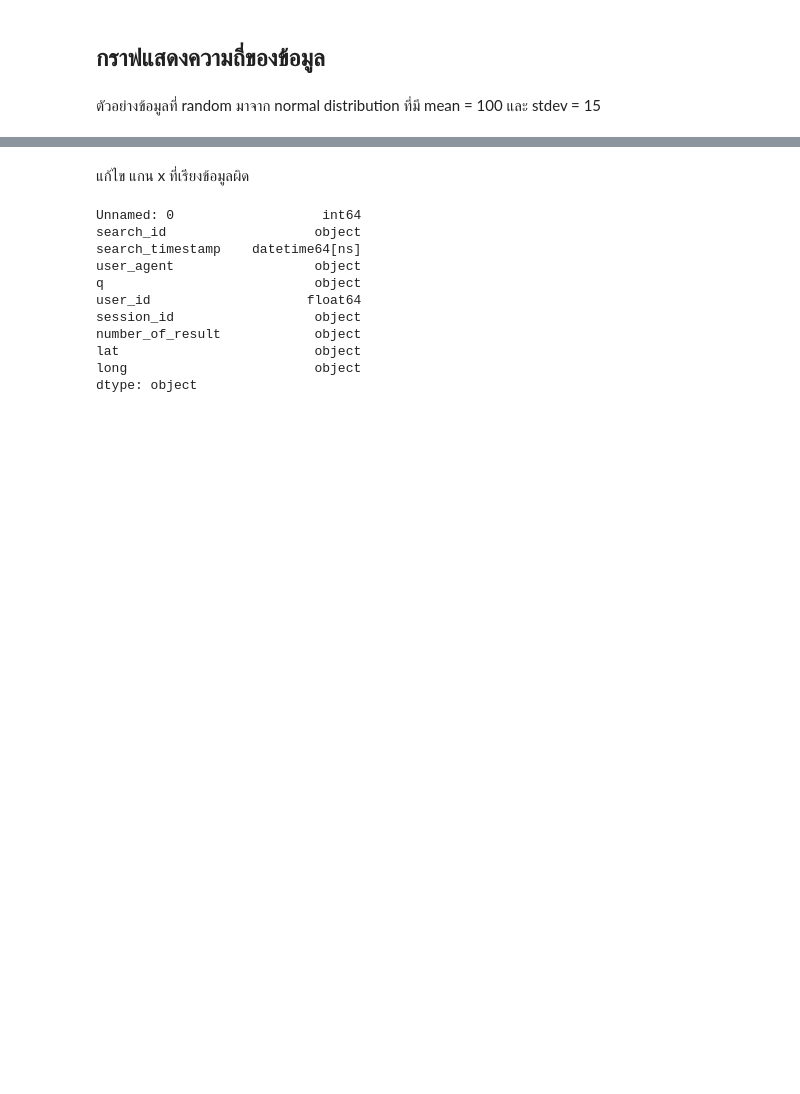
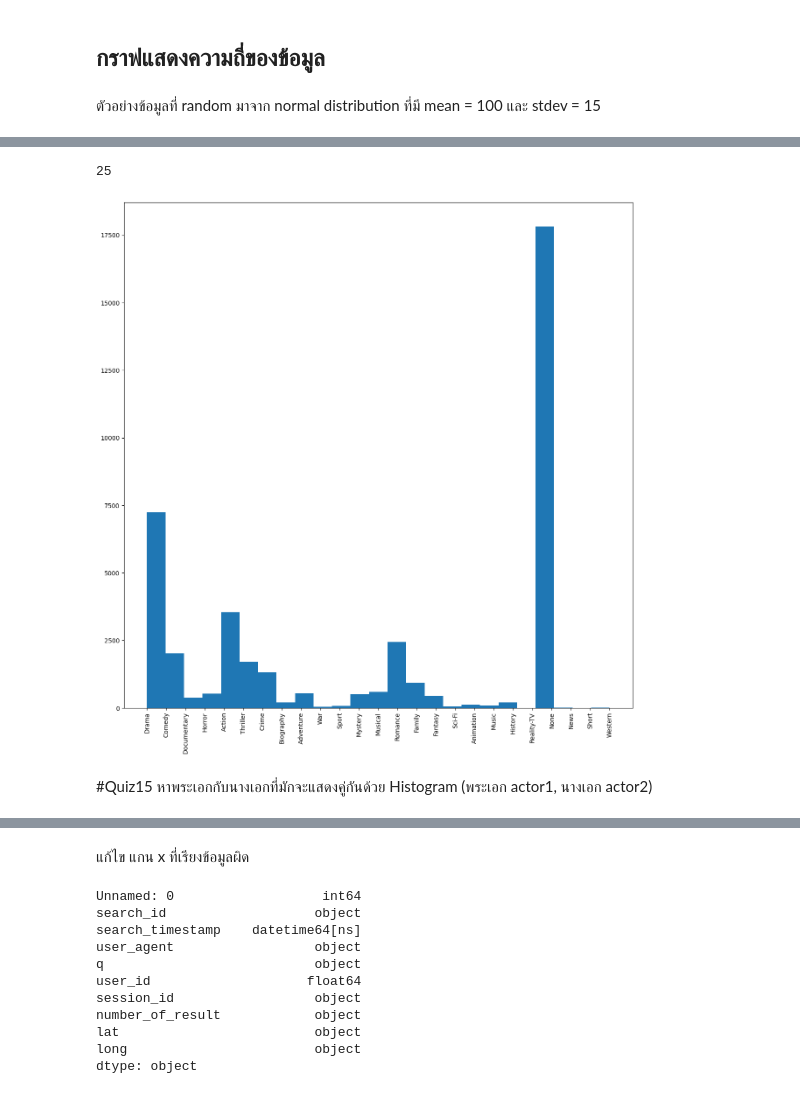
Before and after one commit to Suwannaket1/python_dataviz2024, a Jupyter notebook: Visualize_Data_Comparison_2024.ipynb, the cells around one changed output, grey strips where cells are left out. Saved outputs shown, nothing was run; the diff lists cells and outputs as text; code cells hidden in the pictures; blank space fills up the shorter version.

Commit message:
Quiz 15

```diff
--- a/Visualize_Data_Comparison_2024.ipynb
+++ b/Visualize_Data_Comparison_2024.ipynb
@@ -260,0 +321,8 @@ output = plt.hist(list(data['number_of_result']),10,facecolor = 'red' ,alpha = 0
+# %%
+genre_split = movie_df['Genre'].str.split(',', expand=True)
+
+genre_split.columns = ['genre1','genre2','genre3']
+
+movie_df = pd.concat([movie_df, genre_split], axis=1)
+
+movie_df
@@ -260,0 +343,21 @@ output = plt.hist(list(data['number_of_result']),10,facecolor = 'red' ,alpha = 0
+# %%
+movie_df = movie_df.astype(str)
+
+# Now you should be able to call the replace function
+for col in ['genre1', 'genre2', 'genre3']:
+    movie_df[col] = movie_df[col].str.replace(' ', '')
+# %%
+allGenre = list(movie_df['genre1'])+list(movie_df['genre2'])+list(movie_df['genre3'])
+# %%
+len(set(allGenre))
+# %% [output]
+25
+# %%
+allGenre = [x for x in allGenre if x is not None]
+# %%
+plt.hist(allGenre, bins=len(set(allGenre)))
+plt.xticks(rotation='vertical');
+# %% [output]
+[figure, added]
+# %% [markdown]
+#Quiz15 หาพระเอกกับนางเอกที่มักจะแสดงคู่กันด้วย Histogram (พระเอก actor1, นางเอก actor2)
```
Also changed, not shown: parts of 23 cells of this notebook.
